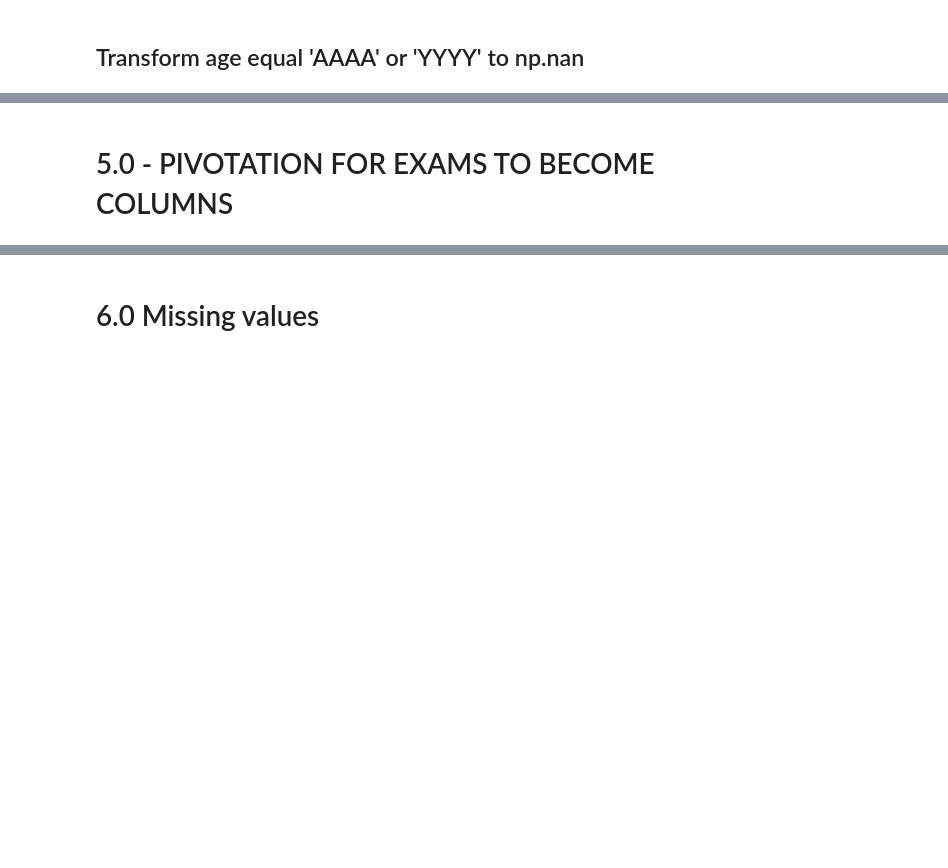
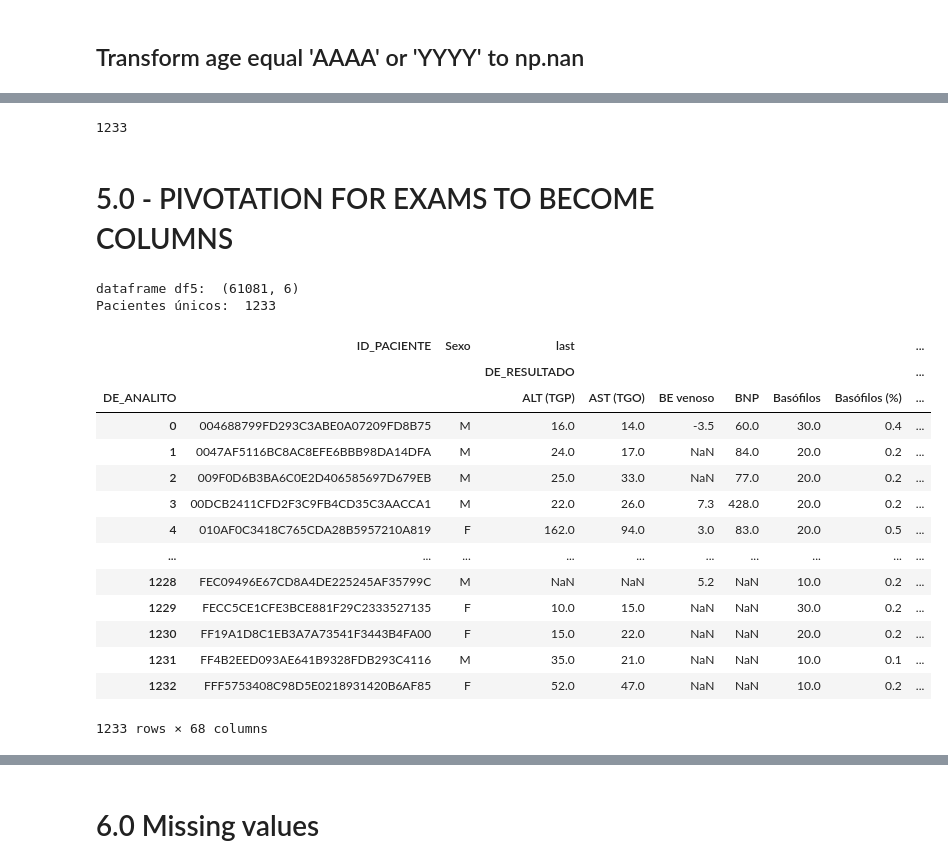
Before and after one commit to filipeloyola/HCAI_prediction, a Jupyter notebook: mainNotebook.ipynb, the cells around one changed output, grey strips where cells are left out. Saved outputs shown, nothing was run; the diff lists cells and outputs as text; code cells hidden in the pictures; blank space fills up the shorter version.

```diff
--- a/mainNotebook.ipynb
+++ b/mainNotebook.ipynb
@@ -608,6 +640,6 @@ df4.loc[df4['Idade']=='YYYY', 'Idade'] = np.nan
 # %%
-df4['Idade'] = df4['Idade'].astype(int)
+#df4['Idade'] = df4['Idade'].astype(int)
 
-df4['Idade'] = 2021 - df4['Idade']
+#df4['Idade'] = 2021 - df4['Idade']
 
-df4.head(3)
+#df4.head(3)
@@ -616,2 +662,41 @@ ValueError: cannot convert float NaN to integer
+# %%
+df4['ID_PACIENTE'].nunique()
+# %% [output]
+1233
 # %% [markdown]
 # 5.0 - PIVOTATION FOR EXAMS TO BECOME COLUMNS
+# %%
+df5 = df4.copy(deep=True)
+
+print("\ndataframe df5: ", df5.shape)
+print("Pacientes únicos: ", df5["ID_PACIENTE"].nunique(), '\n')
+# %% [output]
+dataframe df5:  (61081, 6)
+Pacientes únicos:  1233
+# %%
+# pivot_table
+df5 = df5.pivot_table( index=['ID_PACIENTE', 'Sexo'],
+
+                        values=['DE_RESULTADO'],
+
+                        columns=['DE_ANALITO'],
+
+                        aggfunc=['last'] ).reset_index()
+
+df5
+# %% [output]
+|  | ID_PACIENTE | Sexo | last |  |  |  |  |  | ... |
+|  |  |  | DE_RESULTADO |  |  |  |  |  | ... |
+| DE_ANALITO |  |  | ALT (TGP) | AST (TGO) | BE venoso | BNP | Basófilos | Basófilos (%) | ... |
+| 0 | 004688799FD293C3ABE0A07209FD8B75 | M | 16.0 | 14.0 | -3.5 | 60.0 | 30.0 | 0.4 | ... |
+| 1 | 0047AF5116BC8AC8EFE6BBB98DA14DFA | M | 24.0 | 17.0 | NaN | 84.0 | 20.0 | 0.2 | ... |
+| 2 | 009F0D6B3BA6C0E2D406585697D679EB | M | 25.0 | 33.0 | NaN | 77.0 | 20.0 | 0.2 | ... |
+| 3 | 00DCB2411CFD2F3C9FB4CD35C3AACCA1 | M | 22.0 | 26.0 | 7.3 | 428.0 | 20.0 | 0.2 | ... |
+| 4 | 010AF0C3418C765CDA28B5957210A819 | F | 162.0 | 94.0 | 3.0 | 83.0 | 20.0 | 0.5 | ... |
+| ... | ... | ... | ... | ... | ... | ... | ... | ... | ... |
+| 1228 | FEC09496E67CD8A4DE225245AF35799C | M | NaN | NaN | 5.2 | NaN | 10.0 | 0.2 | ... |
+| 1229 | FECC5CE1CFE3BCE881F29C2333527135 | F | 10.0 | 15.0 | NaN | NaN | 30.0 | 0.2 | ... |
+| 1230 | FF19A1D8C1EB3A7A73541F3443B4FA00 | F | 15.0 | 22.0 | NaN | NaN | 20.0 | 0.2 | ... |
+| 1231 | FF4B2EED093AE641B9328FDB293C4116 | M | 35.0 | 21.0 | NaN | NaN | 10.0 | 0.1 | ... |
+| 1232 | FFF5753408C98D5E0218931420B6AF85 | F | 52.0 | 47.0 | NaN | NaN | 10.0 | 0.2 | ... |
+1233 rows × 68 columns
```
Also changed, not shown: parts of 11 cells of this notebook, 1 other file.
